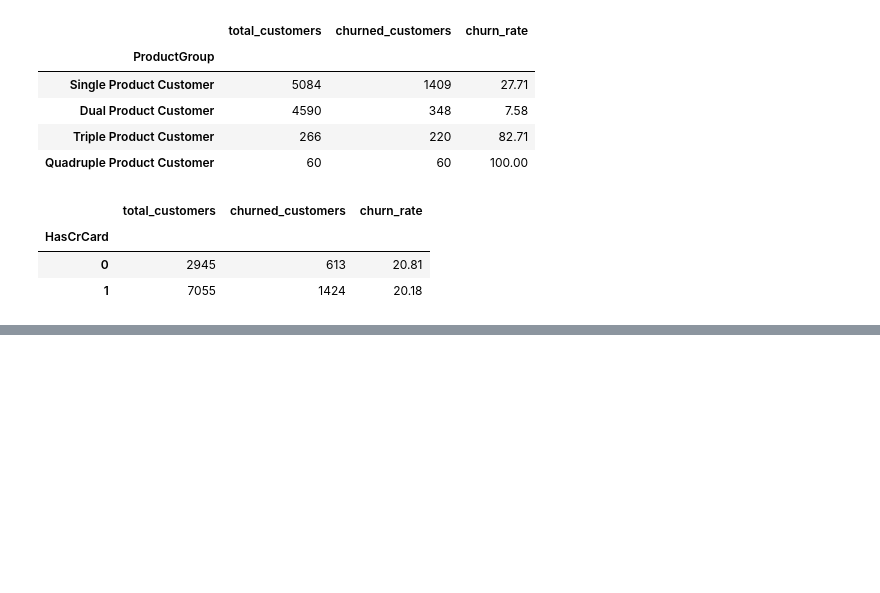
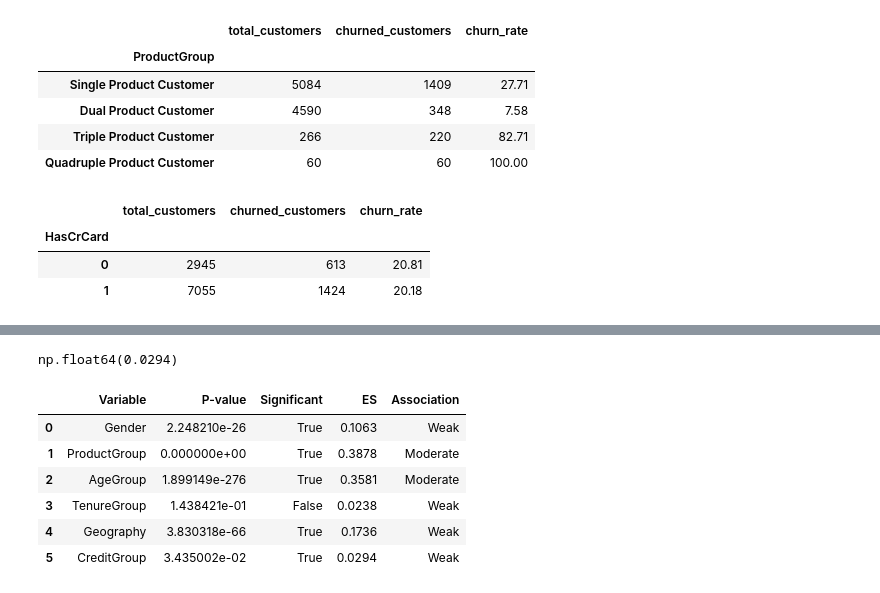
Before and after one commit to donaltheadrysdale/Customer-Churn-Analysis, a Jupyter notebook: Customer_Churn_Analysis.ipynb, the cells around one changed output, grey strips where cells are left out. Drawn from its saved outputs; the diff is of its cells as text; code cells hidden in the pictures; blank space fills up the shorter version.

Commit message:
Add Cramer V Test

```diff
--- a/Customer_Churn_Analysis.ipynb
+++ b/Customer_Churn_Analysis.ipynb
@@ -246,0 +596,44 @@ creditcard
+# %%
+#-------------------------------------------------
+# STATISTICAL ANALYS: CRAMER V TEST
+# QUESTION: HOW STRONG IS THE ASSOCICATION BETWEEN VARIABLES?
+# SCALE 0 -> 1
+#
+# ES ≤ 0.2	The result is weak.
+# 0.2 < ES ≤ 0.6	The result is moderate.
+# ES > 0.6	The result is strong.
+#-------------------------------------------------
+
+
+credit_es = v_cramers(credit_table, chi2)
+credit_es
+
+# ------------------------------------------------
+#
+#
+#-------------------------------------------------
+# %% [output]
+np.float64(0.0294)
+# %%
+p_values = [
+    ['Gender', gender_p_value],
+    ['ProductGroup', product_p_value],
+    ['AgeGroup', age_p_value],
+    ['TenureGroup', tenure_p_value],
+    ['Geography', geography_p_value],
+    ['CreditGroup', credit_p_value]
+]
+
+p_values = pd.DataFrame(p_values, columns=['Variable', 'P-value'])
+p_values['Significant'] = p_values['P-value'] < 0.05
+p_values['ES'] = [gender_es, product_es, age_es, tenure_es, geography_es, credit_es]
+p_values['Association'] = p_values['ES'].apply(lambda x: 'Weak' if x <= 0.2 else ('Moderate' if 0.2 < x <= 0.6 else 'Strong'))
+p_values
+# %% [output]
+|  | Variable | P-value | Significant | ES | Association |
+| 0 | Gender | 2.248210e-26 | True | 0.1063 | Weak |
+| 1 | ProductGroup | 0.000000e+00 | True | 0.3878 | Moderate |
+| 2 | AgeGroup | 1.899149e-276 | True | 0.3581 | Moderate |
+| 3 | TenureGroup | 1.438421e-01 | False | 0.0238 | Weak |
+| 4 | Geography | 3.830318e-66 | True | 0.1736 | Weak |
+| 5 | CreditGroup | 3.435002e-02 | True | 0.0294 | Weak |
```
Also changed, not shown: parts of 11 cells of this notebook.
